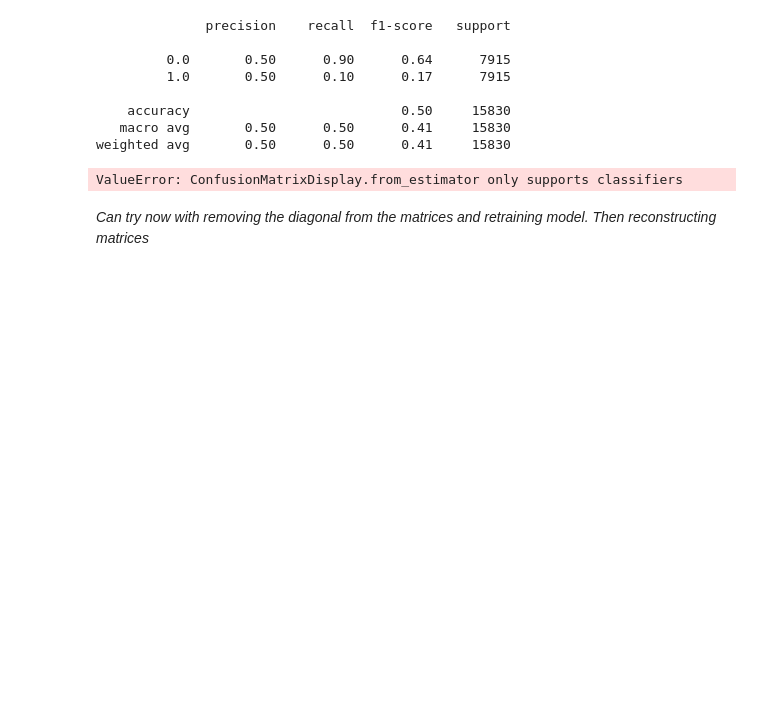
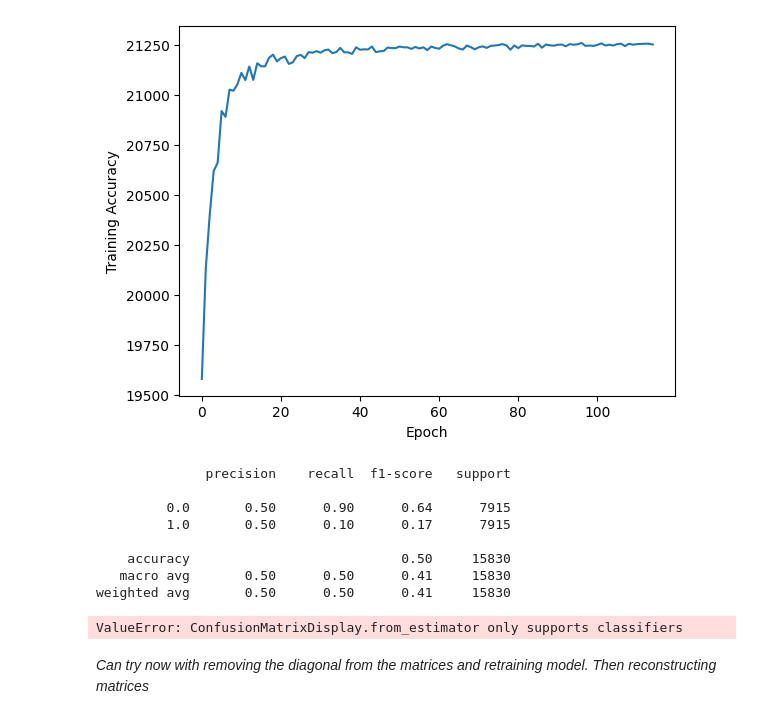
Before and after one commit to siddhantamberkar/Physics188-FinalProject, a Jupyter notebook: MLP/trainMLP.ipynb, the cells around one changed output. Saved outputs shown, nothing was run; the diff lists cells and outputs as text; code cells hidden in the pictures; blank space fills up the shorter version.

```diff
--- a/MLP/trainMLP.ipynb
+++ b/MLP/trainMLP.ipynb
@@ -213,3 +216,10 @@ Test Accuracy:  0.9251255380200861
+# %%
+plt.plot(model.accuracy_curve_)
+plt.xlabel('Epoch')
+plt.ylabel('Training Accuracy')
+plt.show()
+# %% [output]
+[figure, added]
 # %%
 print(classification_report(y_test, model.predict(X_test)))
 disp = ConfusionMatrixDisplay.from_estimator(
```
Also changed, not shown: parts of 2 cells of this notebook.
